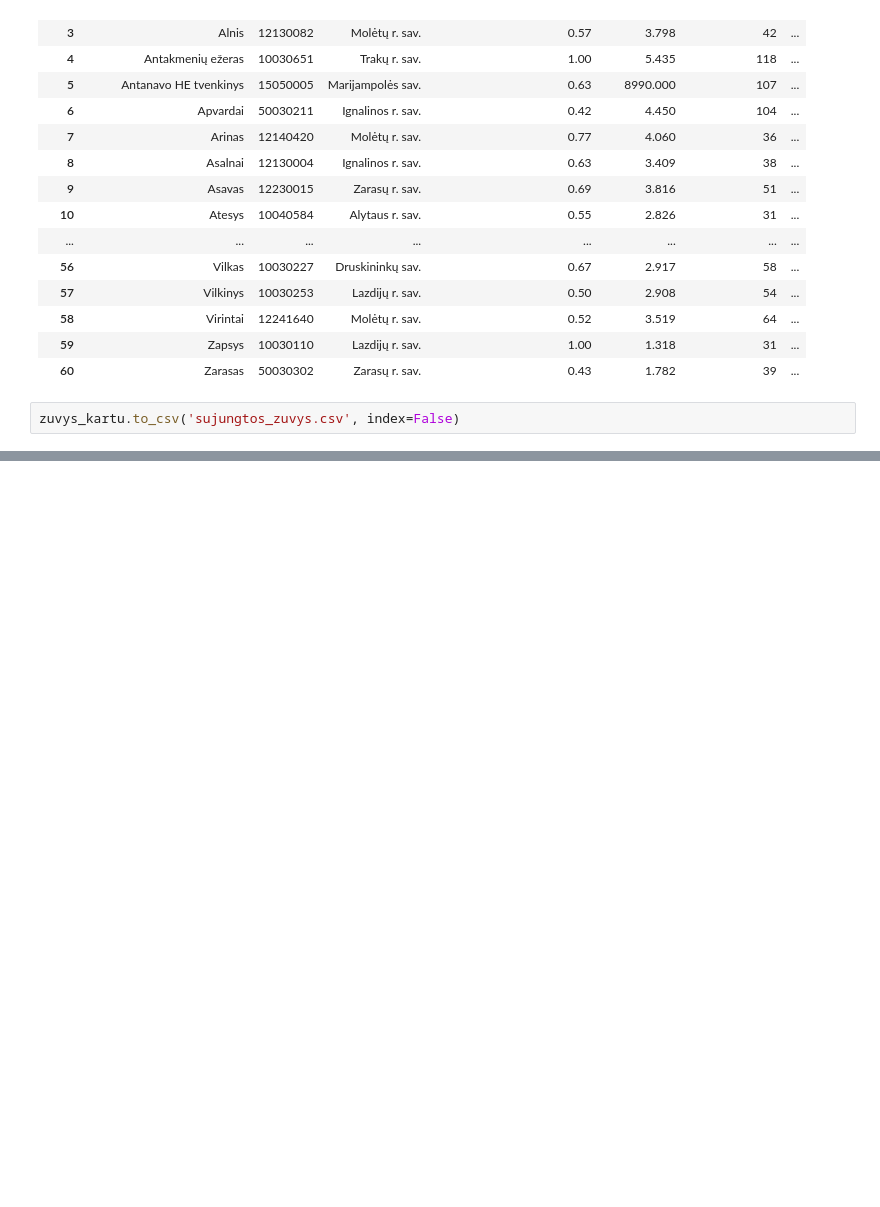
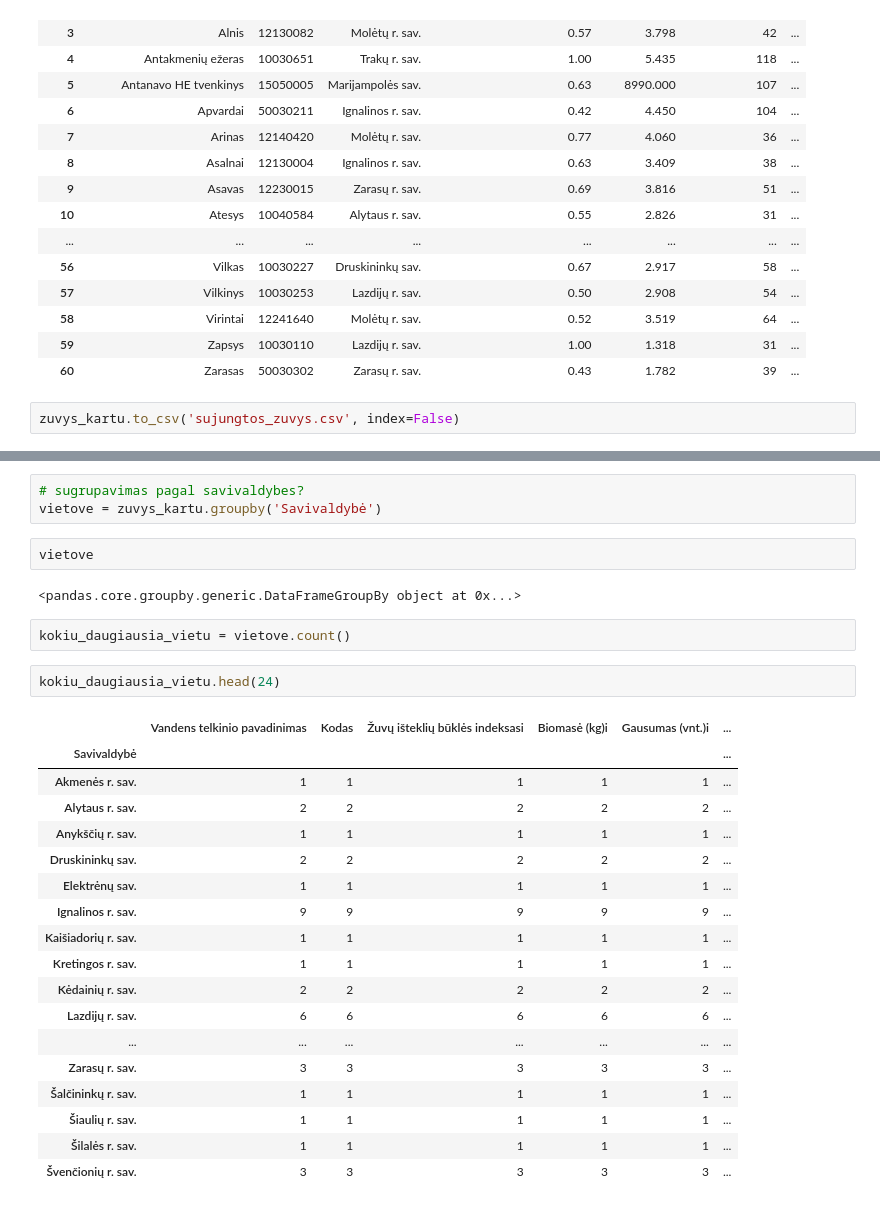
Before and after one commit to Aurume/Baigiamasis, a Jupyter notebook: Baigiam.ipynb, the cells around one changed output, grey strips where cells are left out. Saved outputs shown, nothing was run; the diff lists cells and outputs as text; blank space fills up the shorter version.

```diff
--- a/Baigiam.ipynb
+++ b/Baigiam.ipynb
@@ -196,0 +327,30 @@ zuvys_kartu.to_csv('sujungtos_zuvys.csv', index=False)
+# %%
+# sugrupavimas pagal savivaldybes?
+vietove = zuvys_kartu.groupby('Savivaldybė')
+# %%
+vietove
+# %% [output]
+<pandas.core.groupby.generic.DataFrameGroupBy object at 0x...>
+# %%
+kokiu_daugiausia_vietu = vietove.count()
+# %%
+kokiu_daugiausia_vietu.head(24)
+# %% [output]
+|  | Vandens telkinio pavadinimas | Kodas | Žuvų išteklių būklės indeksasi | Biomasė (kg)i | Gausumas (vnt.)i | ... |
+| Savivaldybė |  |  |  |  |  | ... |
+| Akmenės r. sav. | 1 | 1 | 1 | 1 | 1 | ... |
+| Alytaus r. sav. | 2 | 2 | 2 | 2 | 2 | ... |
+| Anykščių r. sav. | 1 | 1 | 1 | 1 | 1 | ... |
+| Druskininkų sav. | 2 | 2 | 2 | 2 | 2 | ... |
+| Elektrėnų sav. | 1 | 1 | 1 | 1 | 1 | ... |
+| Ignalinos r. sav. | 9 | 9 | 9 | 9 | 9 | ... |
+| Kaišiadorių r. sav. | 1 | 1 | 1 | 1 | 1 | ... |
+| Kretingos r. sav. | 1 | 1 | 1 | 1 | 1 | ... |
+| Kėdainių r. sav. | 2 | 2 | 2 | 2 | 2 | ... |
+| Lazdijų r. sav. | 6 | 6 | 6 | 6 | 6 | ... |
+| ... | ... | ... | ... | ... | ... | ... |
+| Zarasų r. sav. | 3 | 3 | 3 | 3 | 3 | ... |
+| Šalčininkų r. sav. | 1 | 1 | 1 | 1 | 1 | ... |
+| Šiaulių r. sav. | 1 | 1 | 1 | 1 | 1 | ... |
+| Šilalės r. sav. | 1 | 1 | 1 | 1 | 1 | ... |
+| Švenčionių r. sav. | 3 | 3 | 3 | 3 | 3 | ... |
```
Also changed, not shown: parts of 19 cells of this notebook.
